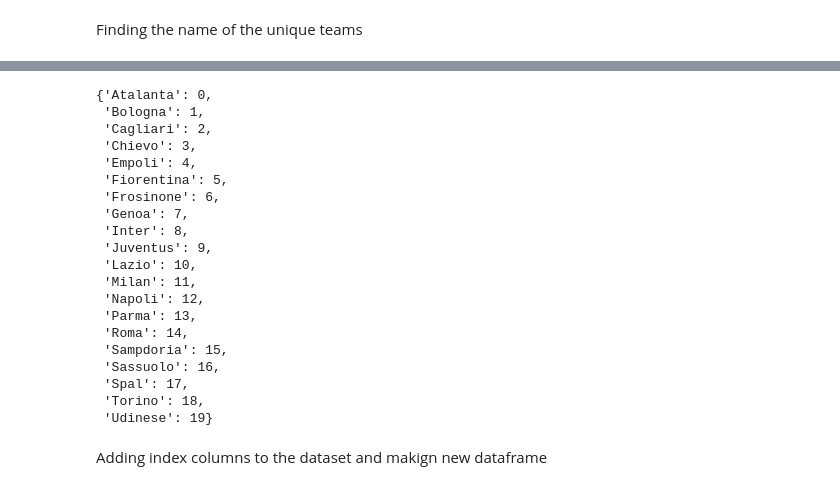
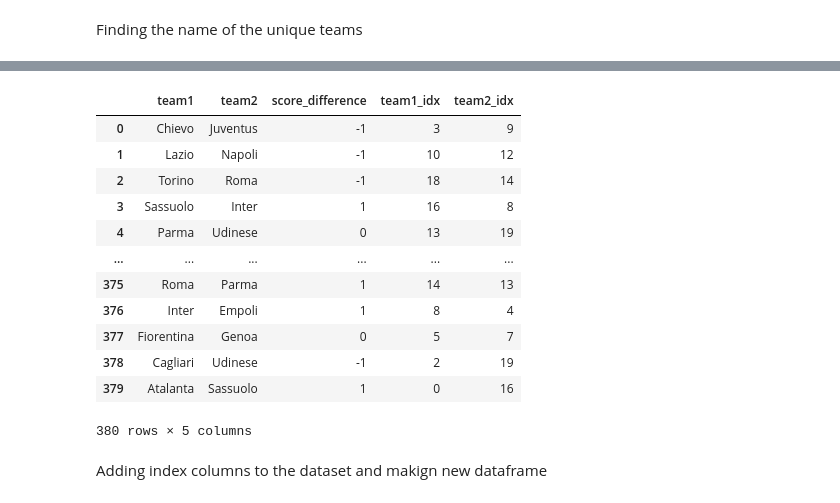
Before and after one commit to moniba-ravan/ranking-system, a Jupyter notebook: runme.ipynb, the cells around one changed output, grey strips where cells are left out. Saved outputs shown, nothing was run; the diff lists cells and outputs as text; code cells hidden in the pictures.

Commit message:
Updating question 10 - adding Extension_data.csv and considering draws.

```diff
--- a/runme.ipynb
+++ b/runme.ipynb
@@ -358,0 +365,3 @@ df = pd.read_csv('SerieA.csv')
+# %%
+# Load the dataset
+df = pd.read_csv(dataset_path)
@@ -359,2 +370,16 @@ df = pd.read_csv('SerieA.csv')
+# %%
+if dataset_path == "Extension_data.csv":
+    # Select columns and map 'FTR' values
+    result_df = df.loc[:, ['HomeTeam', 'AwayTeam', 'FTR']].rename(columns={
+        'HomeTeam': 'team1', 'AwayTeam': 'team2', 'FTR': 'score_difference'
+    })
+    result_df['score_difference'] = result_df['score_difference'].map({'A': -1, 'H': 1, 'D': 0})
+else:
+    # Create score difference based on scores
+    result_df = pd.DataFrame({
+        'team1': df['team1'],
+        'team2': df['team2'],
+        'score_difference': np.sign(df['score1'] - df['score2'])  # np.sign() simplifies score difference mapping
+    })
 # %% [markdown]
 Finding the name of the unique teams
@@ -387,28 +386,24 @@ unique_teams # 0, Atlanta
-# %%
-team_mapping = {}
-for i, team in enumerate(unique_teams):
-    team_mapping[team] = i
-team_mapping # Atlanta, 0
-# %% [output]
-{'Atalanta': 0,
- 'Bologna': 1,
- 'Cagliari': 2,
- 'Chievo': 3,
- 'Empoli': 4,
- 'Fiorentina': 5,
- 'Frosinone': 6,
- 'Genoa': 7,
- 'Inter': 8,
- 'Juventus': 9,
- 'Lazio': 10,
- 'Milan': 11,
- 'Napoli': 12,
- 'Parma': 13,
- 'Roma': 14,
- 'Sampdoria': 15,
- 'Sassuolo': 16,
- 'Spal': 17,
- 'Torino': 18,
- 'Udinese': 19}
+# %%
+# Generate team mapping and add indices
+unique_teams = pd.concat([result_df['team1'], result_df['team2']]).unique()
+team_mapping = {team: i for i, team in enumerate(sorted(unique_teams))}
+
+result_df['team1_idx'] = result_df['team1'].map(team_mapping)
+result_df['team2_idx'] = result_df['team2'].map(team_mapping)
+result_df
+# %% [output]
+|  | team1 | team2 | score_difference | team1_idx | team2_idx |
+| 0 | Chievo | Juventus | -1 | 3 | 9 |
+| 1 | Lazio | Napoli | -1 | 10 | 12 |
+| 2 | Torino | Roma | -1 | 18 | 14 |
+| 3 | Sassuolo | Inter | 1 | 16 | 8 |
+| 4 | Parma | Udinese | 0 | 13 | 19 |
+| ... | ... | ... | ... | ... | ... |
+| 375 | Roma | Parma | 1 | 14 | 13 |
+| 376 | Inter | Empoli | 1 | 8 | 4 |
+| 377 | Fiorentina | Genoa | 0 | 5 | 7 |
+| 378 | Cagliari | Udinese | -1 | 2 | 19 |
+| 379 | Atalanta | Sassuolo | 1 | 0 | 16 |
+380 rows × 5 columns
 # %% [markdown]
 Adding index columns to the dataset and makign new dataframe
```
Also changed, not shown: parts of 22 cells of this notebook, 2 other files.
